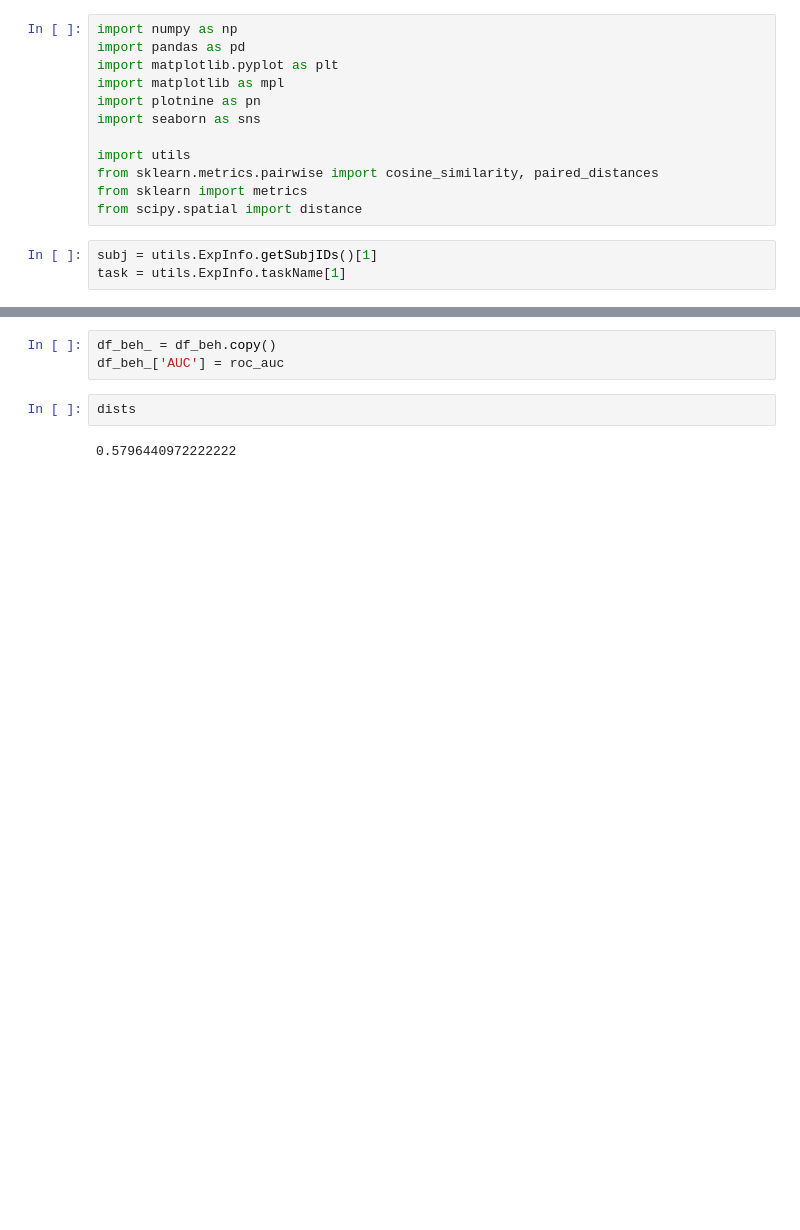
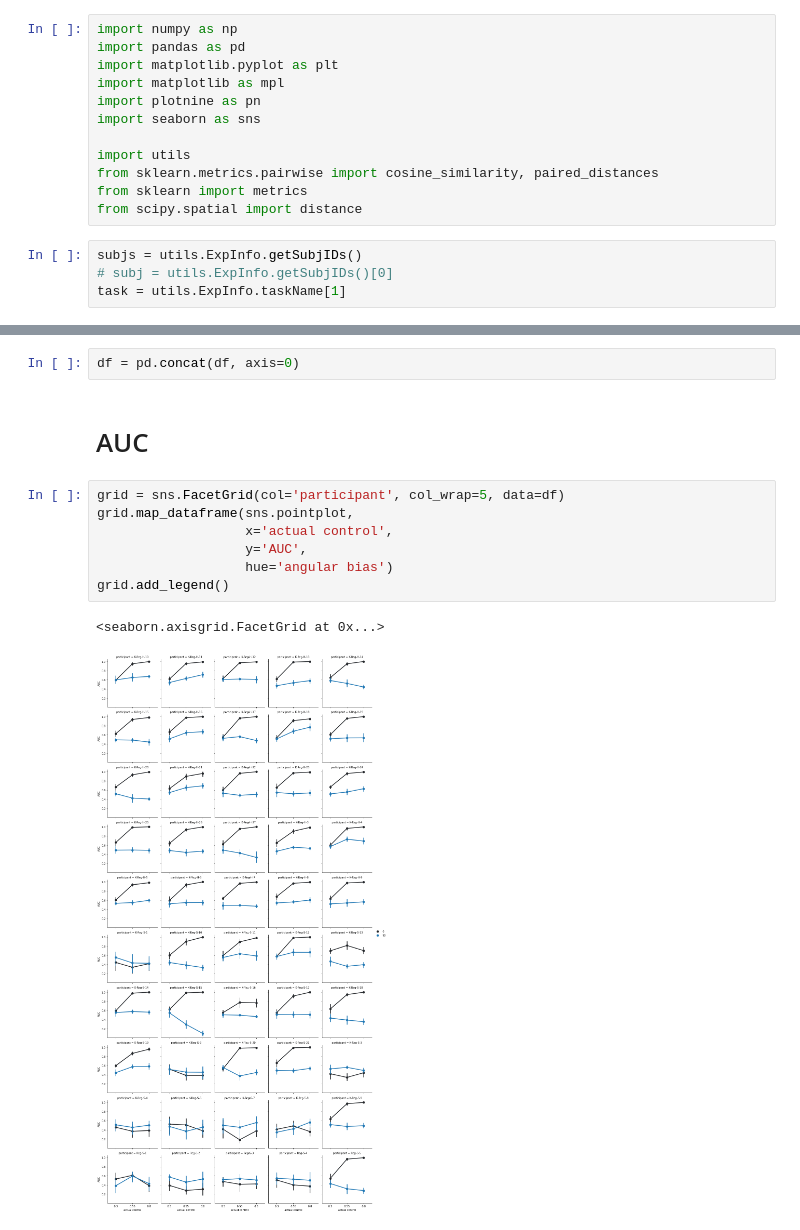
Before and after one commit to acercyc/Keio-Testing_analysis, a Jupyter notebook: src/ana_three_dot_traj_dist.ipynb, the cells around one changed output, grey strips where cells are left out. Saved outputs shown, nothing was run; the diff lists cells and outputs as text; blank space fills up the shorter version.

```diff
--- a/src/ana_three_dot_traj_dist.ipynb
+++ b/src/ana_three_dot_traj_dist.ipynb
@@ -11,5 +11,6 @@ from sklearn.metrics.pairwise import cosine_similarity, paired_distances
 from sklearn import metrics
 from scipy.spatial import distance
 # %%
-subj = utils.ExpInfo.getSubjIDs()[1]
+subjs = utils.ExpInfo.getSubjIDs()
+# subj = utils.ExpInfo.getSubjIDs()[0]
 task = utils.ExpInfo.taskName[1]
@@ -52,7 +63,14 @@ for iTrial in range(len(xhy[1])):
-# %%
-df_beh_ = df_beh.copy()
-df_beh_['AUC'] = roc_auc
-# %%
-dists
-# %% [output]
-0.5796440972222222
+# %%
+df = pd.concat(df, axis=0)
+# %% [markdown]
+# AUC
+# %%
+grid = sns.FacetGrid(col='participant', col_wrap=5, data=df)
+grid.map_dataframe(sns.pointplot,
+                   x='actual control',
+                   y='AUC',
+                   hue='angular bias')
+grid.add_legend()
+# %% [output]
+<seaborn.axisgrid.FacetGrid at 0x...>
+[figure, added]
```
Also changed, not shown: parts of 8 cells of this notebook, 2 other files.
